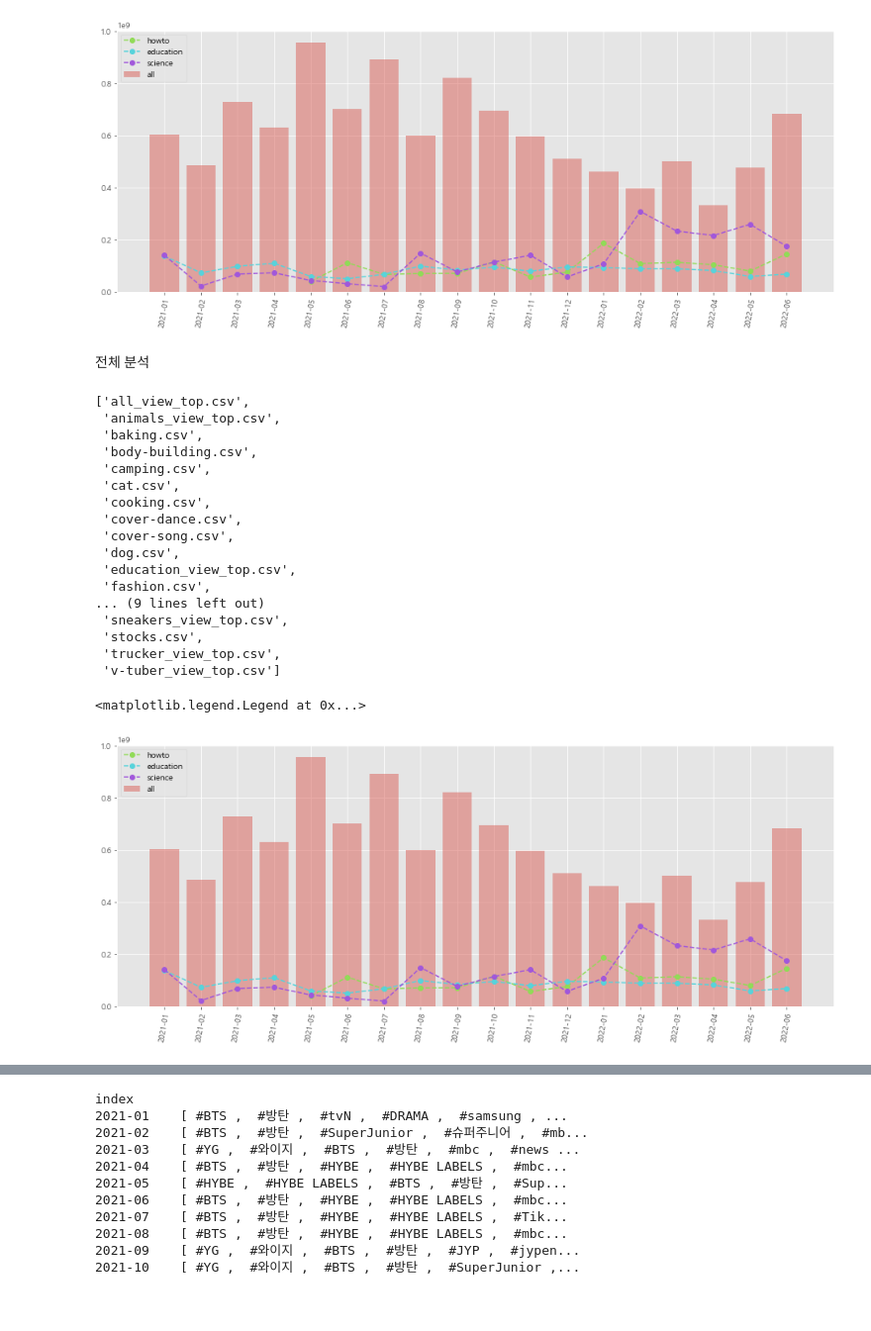
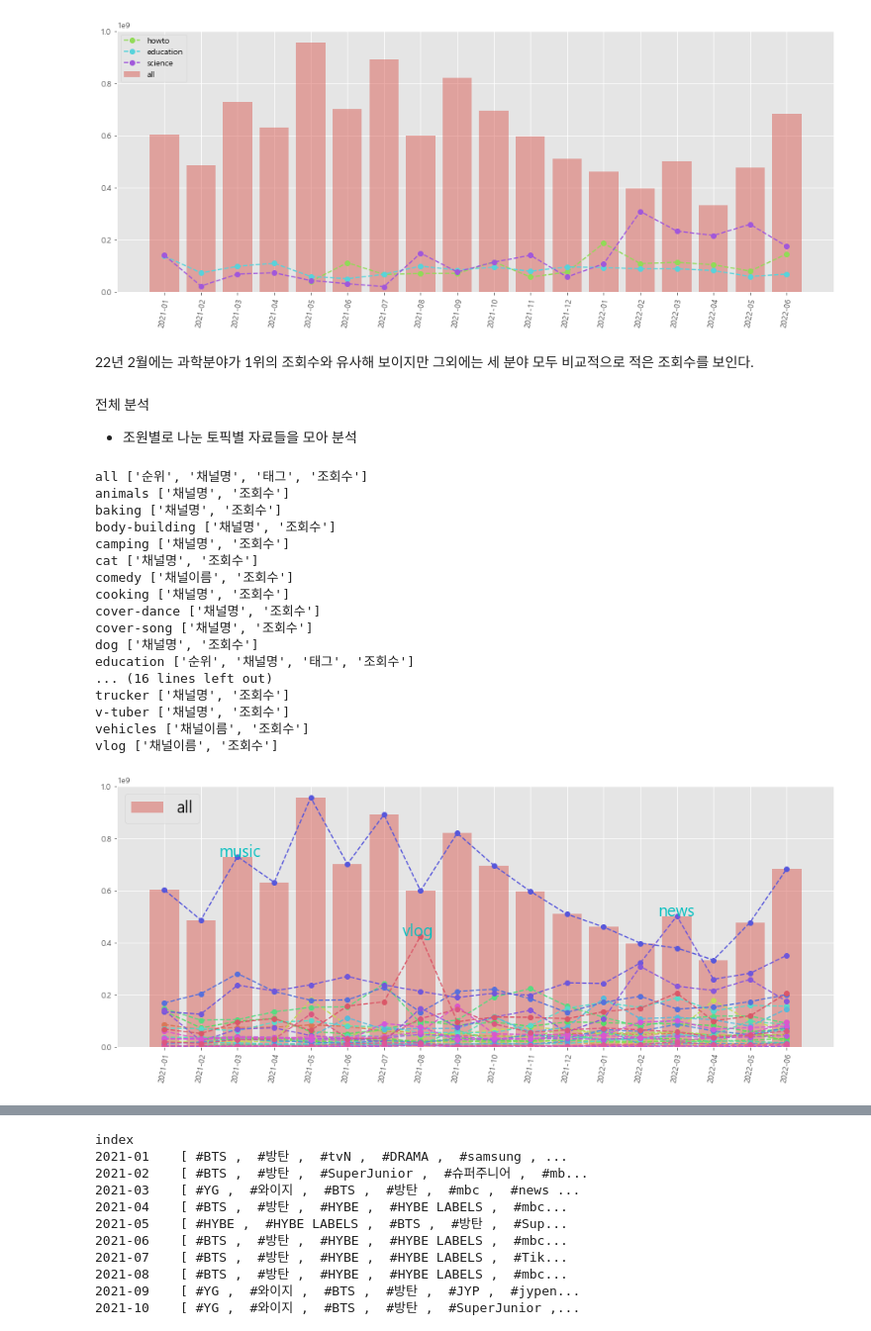
Before and after one commit to blueberrysmoooothie/programing_Practice, a Jupyter notebook: scraping/team3/YoutubeTrend.ipynb, the cells around one changed output, grey strips where cells are left out. Shown at 99% size. Saved outputs shown, nothing was run; the diff lists cells and outputs as text; code cells hidden in the pictures; blank space fills up the shorter version.

```diff
--- a/scraping/team3/YoutubeTrend.ipynb
+++ b/scraping/team3/YoutubeTrend.ipynb
@@ -373,44 +371,68 @@ plt.legend(topics,loc = 2)
 # %% [output]
 <matplotlib.legend.Legend at 0x...>
 [figure]
+# %% [markdown]
+22년 2월에는 과학분야가 1위의 조회수와 유사해 보이지만 그외에는 세 분야 모두 비교적으로 적은 조회수를 보인다.
 # %% [markdown]
 전체 분석
+
+- 조원별로 나눈 토픽별 자료들을 모아 분석
 # %%
 # 조원들이 크롤링한 자료 불러오기
+view_top_path = './topic_view_top1/'
 import os
+topics = []
+viewed_dfs = {}
 for f_name in os.listdir(view_top_path):
+    topic =  f_name.split('_view')[0].split('.csv')[0]
+#     re.search('.+(?=_view)', re.search('.+(?=.csv)', f_name).group())
+    topics.append(topic)
+
+    topic_df = pd.read_csv(view_top_path+f_name, encoding = 'utf-8', index_col=0)
+    print(topic, list(topic_df.columns))
+    if topic_df['조회수'].dtype == 'object':
+        topic_df['조회수'] = topic_df['조회수'].str.replace(',', '').astype('float')
+    topic_df.rename(columns = {'채널이름': '채널명'}, inplace=True)
+    viewed_dfs[topic] = topic_df
 # %% [output]
-['all_view_top.csv',
- 'animals_view_top.csv',
- 'baking.csv',
- 'body-building.csv',
- 'camping.csv',
- 'cat.csv',
- 'cooking.csv',
- 'cover-dance.csv',
- 'cover-song.csv',
- 'dog.csv',
- 'education_view_top.csv',
- 'fashion.csv',
-... (9 lines left out)
- 'sneakers_view_top.csv',
- 'stocks.csv',
- 'trucker_view_top.csv',
- 'v-tuber_view_top.csv']
+all ['순위', '채널명', '태그', '조회수']
+animals ['채널명', '조회수']
+baking ['채널명', '조회수']
+body-building ['채널명', '조회수']
+camping ['채널명', '조회수']
+cat ['채널명', '조회수']
+comedy ['채널이름', '조회수']
+cooking ['채널명', '조회수']
+cover-dance ['채널명', '조회수']
+cover-song ['채널명', '조회수']
+dog ['채널명', '조회수']
+education ['순위', '채널명', '태그', '조회수']
+... (16 lines left out)
+trucker ['채널명', '조회수']
+v-tuber ['채널명', '조회수']
+vehicles ['채널이름', '조회수']
+vlog ['채널이름', '조회수']
 # %%
-colors = sns.color_palette('hls', 4)
+colors = sns.color_palette('hls', len(topics))
+
+ind = pd.period_range('2021-01-01','2022-06-30',freq = 'm')
 
 plt.figure(figsize=(16,6))
-plt.xticks(range(len(viewed_dfs[topics[-1]].index)), viewed_dfs[topics[-1]].index, rotation=80)
+plt.xticks(range(len(ind)), ind, rotation=80)
 
-for topic in topics[:-1]:
-    plt.plot(range(18),viewed_dfs[topic]['조회수'],
-             'o--', color = colors[topics.index(topic)+1])
-
-plt.bar(range(18), viewed_dfs[topics[-1]]['조회수'], alpha = 0.5, color = colors[0])
+plt.bar(range(18), viewed_dfs[topics[0]]['조회수'], alpha = 0.5, color = colors[0])
+plt.legend([topics[0]],loc = 2, fontsize= 20)
+for topic in topics[1:]:
+    views = viewed_dfs[topic]['조회수']
+    plt.plot(range(18),views,
+             'o--', color = colors[topics.index(topic)])
 
 
-plt.legend(topics,loc = 2)
+#     plt.text(13.5,views.iloc[7] , topic, fontsize=20, color='green')
+
+plt.text(6.5,viewed_dfs['vlog']['조회수'].iloc[7] , 'vlog', fontsize=20, color='c')
+plt.text(13.5,viewed_dfs['news']['조회수'].iloc[14] +100, 'news', fontsize=20, color='c')
+plt.text(1.5,viewed_dfs['music']['조회수'].iloc[2] +100, 'music', fontsize=20, color='c')
+plt.show()
 # %% [output]
-<matplotlib.legend.Legend at 0x...>
-[figure, old version]
+[figure, new version]
```
Also changed, not shown: parts of 33 cells of this notebook.
